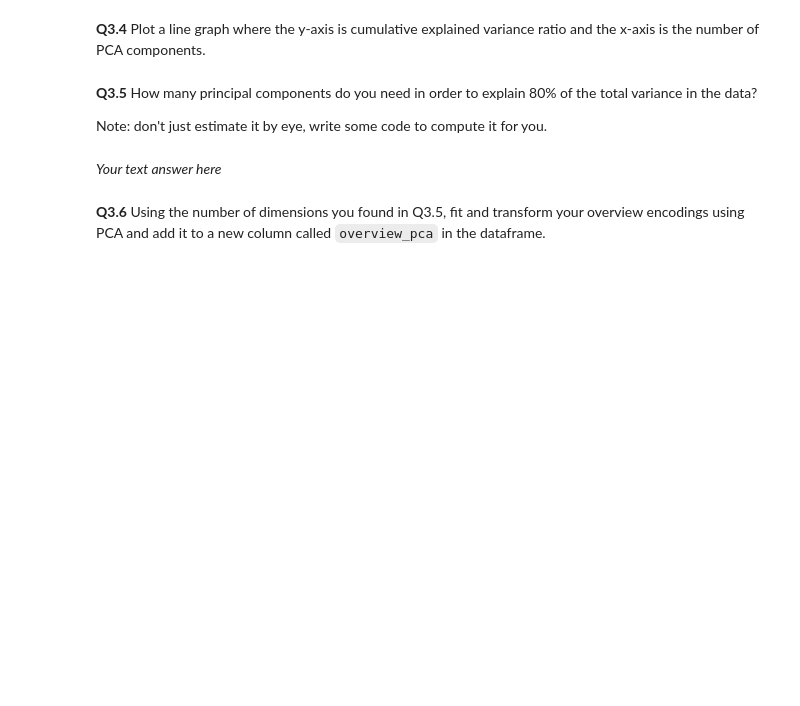
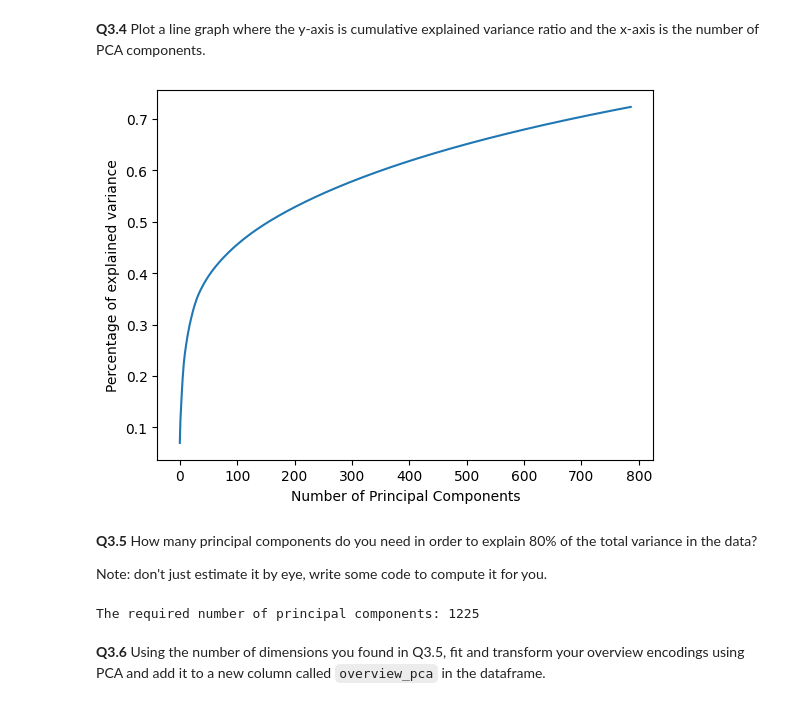
Before and after one commit to MathematicalInvestor/TMDL2024, a Jupyter notebook: Assignment 3 - Empty.ipynb, the cells around one changed output. Drawn from its saved outputs; the diff is of its cells as text; code cells hidden in the pictures; blank space fills up the shorter version.

```diff
--- a/Assignment 3 - Empty.ipynb
+++ b/Assignment 3 - Empty.ipynb
@@ -333,24 +330,24 @@ Variance information lost: 0.8871154913246552
 # %% [markdown]
 **Q3.4** Plot a line graph where the y-axis is cumulative explained variance ratio and the x-axis is the number of PCA components.
 # %%
-# Set up PCA object with the desired number of components
+# Pick n according to Kaisers rule
+n_kaisers_rule = sum(pca.explained_variance_ratio_ >= 1/len(pca.explained_variance_ratio_))
 
-# fit transform one_hot_overview encodings
-labels_pca = ...
-# get explained variance ratio from object, store it in a list
-...
-
-plt.plot(...)
-# set up y label, x label, title
+plt.plot(pca.explained_variance_ratio_[:n_kaisers_rule].cumsum())
+plt.xlabel('Number of Principal Components')
+plt.ylabel('Percentage of explained variance')
 plt.show()
+# %% [output]
+[figure, added]
 # %% [markdown]
 **Q3.5** How many principal components do you need in order to explain 80% of the total variance in the data?
 
 Note: don't just estimate it by eye, write some code to compute it for you.
 # %%
-# your code answer here
+n_pca_80percent = np.sum(pca.explained_variance_ratio_.cumsum() <= 0.8)
+print(f'The required number of principal components: {n_pca_80percent}')
+# %% [output]
+The required number of principal components: 1225
-# %% [markdown]
-*Your text answer here*
 # %% [markdown]
 **Q3.6** Using the number of dimensions you found in Q3.5, fit and transform your overview encodings using PCA and add it to a new column called `overview_pca` in the dataframe.
 # %%
```
Also changed, not shown: parts of 24 cells of this notebook.
